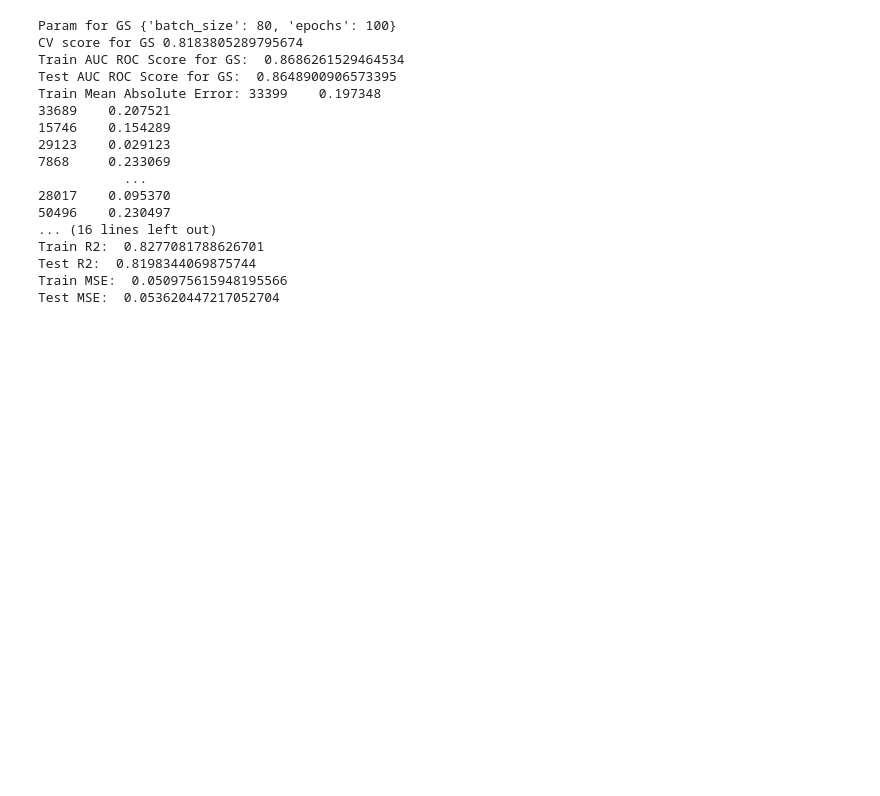
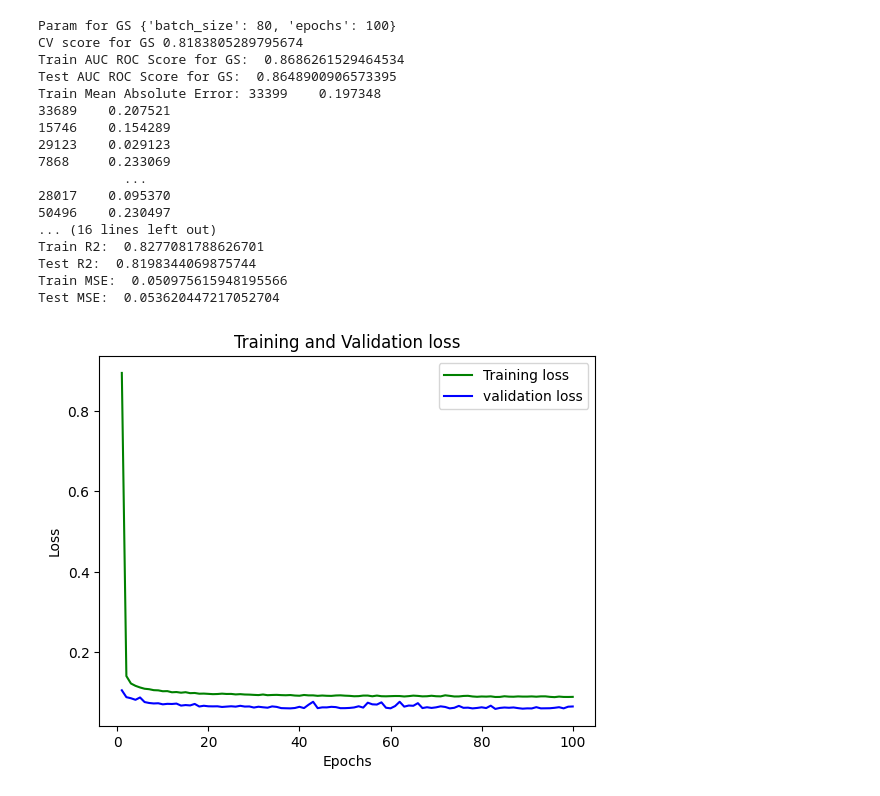
Before and after one commit to respera2/tjl, a Jupyter notebook: Non-Fullerene Dataset/NF_NN.ipynb, the cells around one changed output. Saved outputs shown, nothing was run; the diff lists cells and outputs as text; code cells hidden in the pictures; blank space fills up the shorter version.

```diff
--- a/Non-Fullerene Dataset/NF_NN.ipynb
+++ b/Non-Fullerene Dataset/NF_NN.ipynb
@@ -181,3 +182,18 @@ Train R2:  0.8277081788626701
 Test R2:  0.8198344069875744
 Train MSE:  0.050975615948195566
 Test MSE:  0.053620447217052704
+# %%
+X_train, X_val, y_train, y_val = train_test_split(X_train, y_train, test_size=0.2, random_state=1)
+model.fit(X_train, y_train, epochs=100, batch_size=10, validation_data=(X_val, y_val))
+loss_train = model.history_['loss']
+loss_val = model.history_['val_loss']
+epochs = range(1,101)
+plt.plot(epochs, loss_train, 'g', label='Training loss')
+plt.plot(epochs, loss_val, 'b', label='validation loss')
+plt.title('Training and Validation loss')
+plt.xlabel('Epochs')
+plt.ylabel('Loss')
+plt.legend()
+plt.show()
+# %% [output]
+[figure, added]
```
Also changed, not shown: parts of 1 cell of this notebook, 3 other files.
